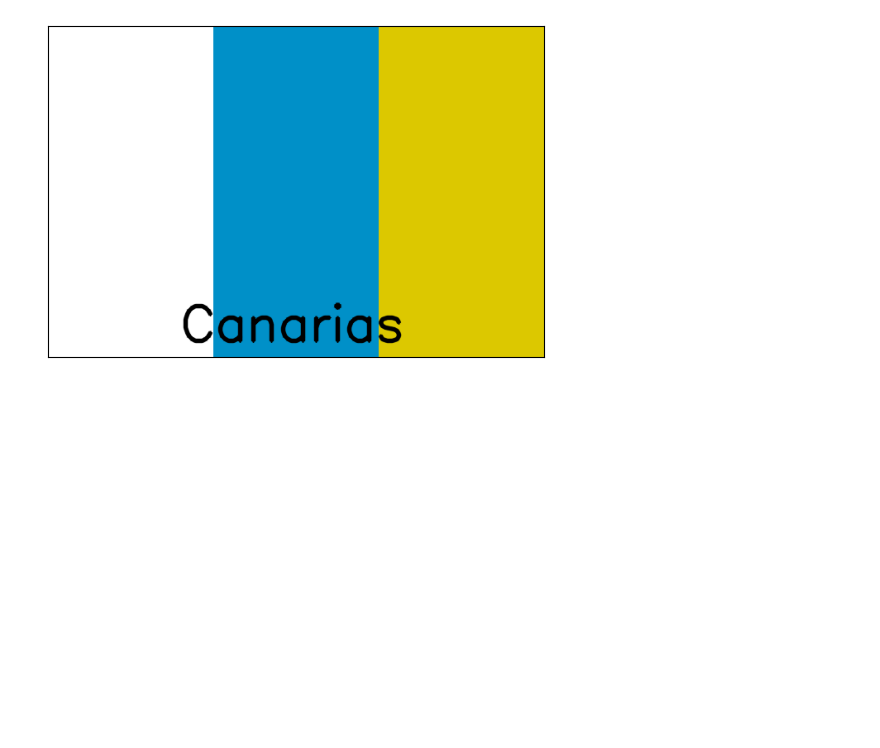
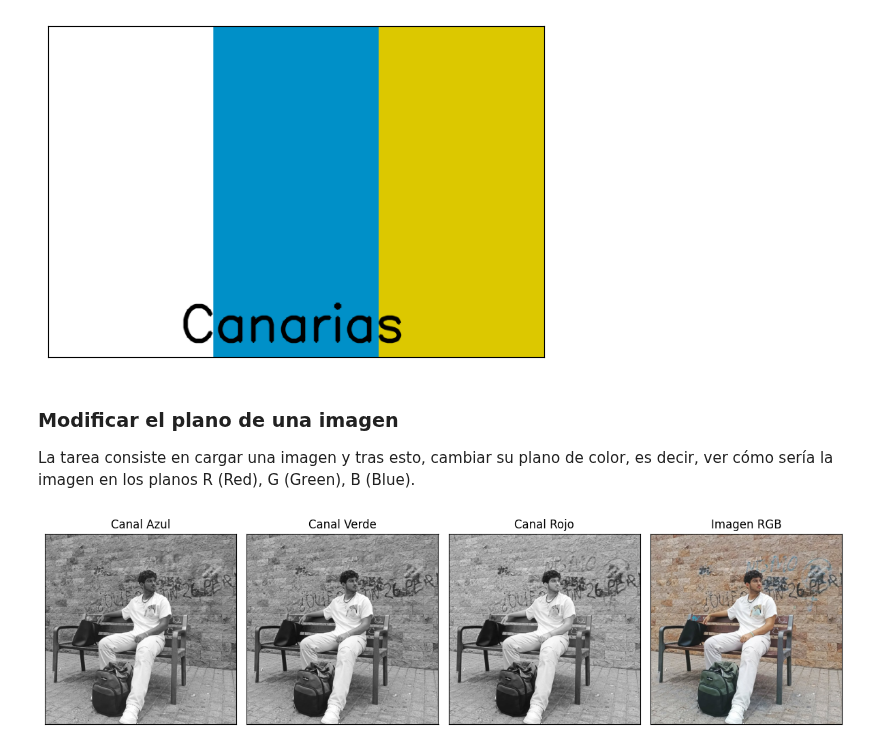
Before and after one commit to ivanperezdiaz829/Computer_Vision, a Jupyter notebook: VC_P1/Exercises_P1.ipynb, the cells around one changed output. Drawn from its saved outputs; the diff is of its cells as text; code cells hidden in the pictures; blank space fills up the shorter version.

Commit message:
Tasks about images completed.

```diff
--- a/VC_P1/Exercises_P1.ipynb
+++ b/VC_P1/Exercises_P1.ipynb
@@ -86,9 +86,44 @@ cv2.rectangle(flag, (2 * stripe, 0), (width, heigth), (220, 200, 0), -1)
 
 cv2.putText(flag, 'Canarias', (stripe - 40, heigth - 20), cv2.FONT_HERSHEY_SIMPLEX, 2, (0, 0, 0), 3, cv2.LINE_AA)
 
-plt.xticks([])
-plt.yticks([])
+def delete_ticks():
+    plt.xticks([])
+    plt.yticks([])
+
+delete_ticks()
 plt.imshow(flag)
 plt.show()
 # %% [output]
 [figure]
+# %% [markdown]
+### Modificar el plano de una imagen
+
+La tarea consiste en cargar una imagen y tras esto, cambiar su plano de color, es decir, ver cómo sería la imagen en los planos R (Red), G (Green), B (Blue).
+# %%
+image = cv2.imread("Imagen.jpg")
+blue, green, red = cv2.split(image)
+
+plt.figure(figsize=(12,4))
+
+def color_channel(color, text, pos):
+    plt.subplot(1,4,pos)
+    plt.imshow(color, cmap="gray")
+    plt.title(str(text))
+
+color_channel(blue, "Canal Azul", 1)
+delete_ticks()
+color_channel(green, "Canal Verde", 2)
+delete_ticks()
+color_channel(red, "Canal Rojo", 3)
+delete_ticks()
+
+plt.subplot(1,4,4)
+img_rgb = cv2.cvtColor(image, cv2.COLOR_BGR2RGB)
+plt.imshow(img_rgb)
+plt.title("Imagen RGB")
+delete_ticks()
+
+plt.tight_layout()
+plt.show()
+# %% [output]
+[figure, added]
```
Also changed, not shown: parts of 2 cells of this notebook, 1 other file.
